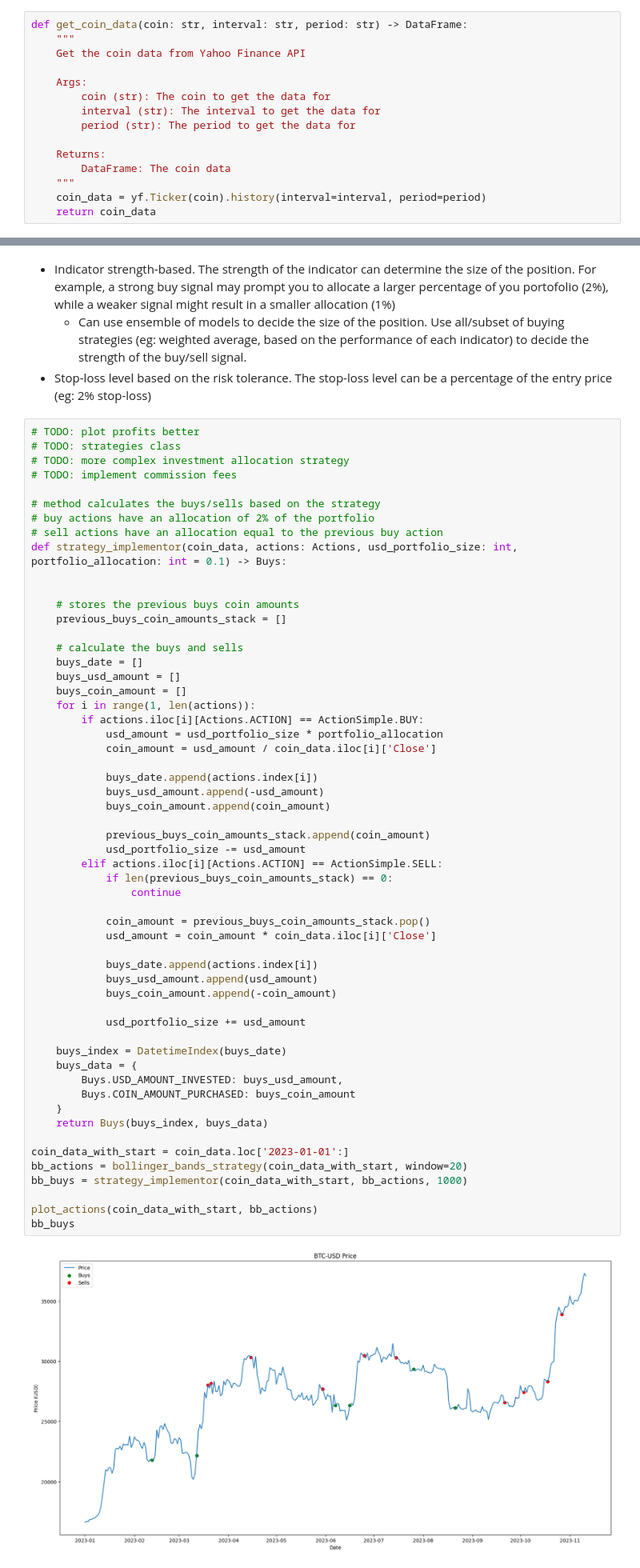
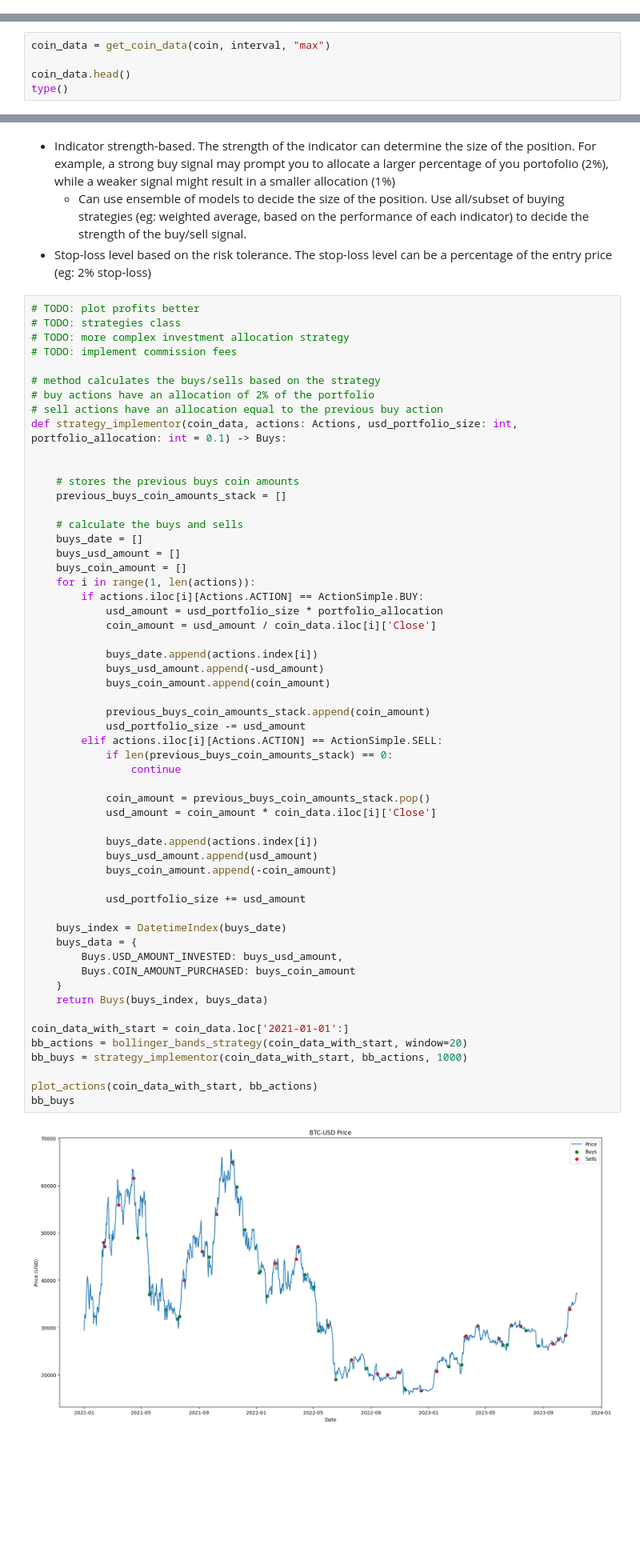
Before and after one commit to pahautelman/bitcoin-bot, a Jupyter notebook: bitcoin_data.ipynb, the cells around one changed output, grey strips where cells are left out. Shown at 80% size. Cells and saved outputs as stored; diff of their text form; blank space fills up the shorter version.

```diff
--- a/bitcoin_data.ipynb
+++ b/bitcoin_data.ipynb
@@ -47,18 +27,3 @@ with open(json_file_path, "r") as json_file:
 # Extract the "map" value
 coin = config["coin"]
 interval = config["interval"]
-# %%
-def get_coin_data(coin: str, interval: str, period: str) -> DataFrame:
-    """
-    Get the coin data from Yahoo Finance API
-
-    Args:
-        coin (str): The coin to get the data for
-        interval (str): The interval to get the data for
-        period (str): The period to get the data for
-
-    Returns:
-        DataFrame: The coin data
-    """
-    coin_data = yf.Ticker(coin).history(interval=interval, period=period)
-    return coin_data
@@ -77,0 +94,5 @@ coin_data.head()
+# %%
+coin_data = get_coin_data(coin, interval, "max")
+
+coin_data.head()
+type()
@@ -501,33 +525,33 @@ def strategy_implementor(coin_data, actions: Actions, usd_portfolio_size: int, p
             buys_coin_amount.append(coin_amount)
 
             previous_buys_coin_amounts_stack.append(coin_amount)
             usd_portfolio_size -= usd_amount
         elif actions.iloc[i][Actions.ACTION] == ActionSimple.SELL:
             if len(previous_buys_coin_amounts_stack) == 0:
                 continue
 
             coin_amount = previous_buys_coin_amounts_stack.pop()
             usd_amount = coin_amount * coin_data.iloc[i]['Close']
 
             buys_date.append(actions.index[i])
             buys_usd_amount.append(usd_amount)
             buys_coin_amount.append(-coin_amount)
 
             usd_portfolio_size += usd_amount
 
     buys_index = DatetimeIndex(buys_date)
     buys_data = {
         Buys.USD_AMOUNT_INVESTED: buys_usd_amount,
         Buys.COIN_AMOUNT_PURCHASED: buys_coin_amount
     }
     return Buys(buys_index, buys_data)
 
-coin_data_with_start = coin_data.loc['2023-01-01':]
+coin_data_with_start = coin_data.loc['2021-01-01':]
 bb_actions = bollinger_bands_strategy(coin_data_with_start, window=20)
 bb_buys = strategy_implementor(coin_data_with_start, bb_actions, 1000)
 
 plot_actions(coin_data_with_start, bb_actions)
 bb_buys
 # %% [output]
-[figure, old version]
+[figure, new version]
 |  | USD Amount Invested | Coin Amount Purchased |
```
Also changed, not shown: parts of 6 cells of this notebook, 31 other files.
